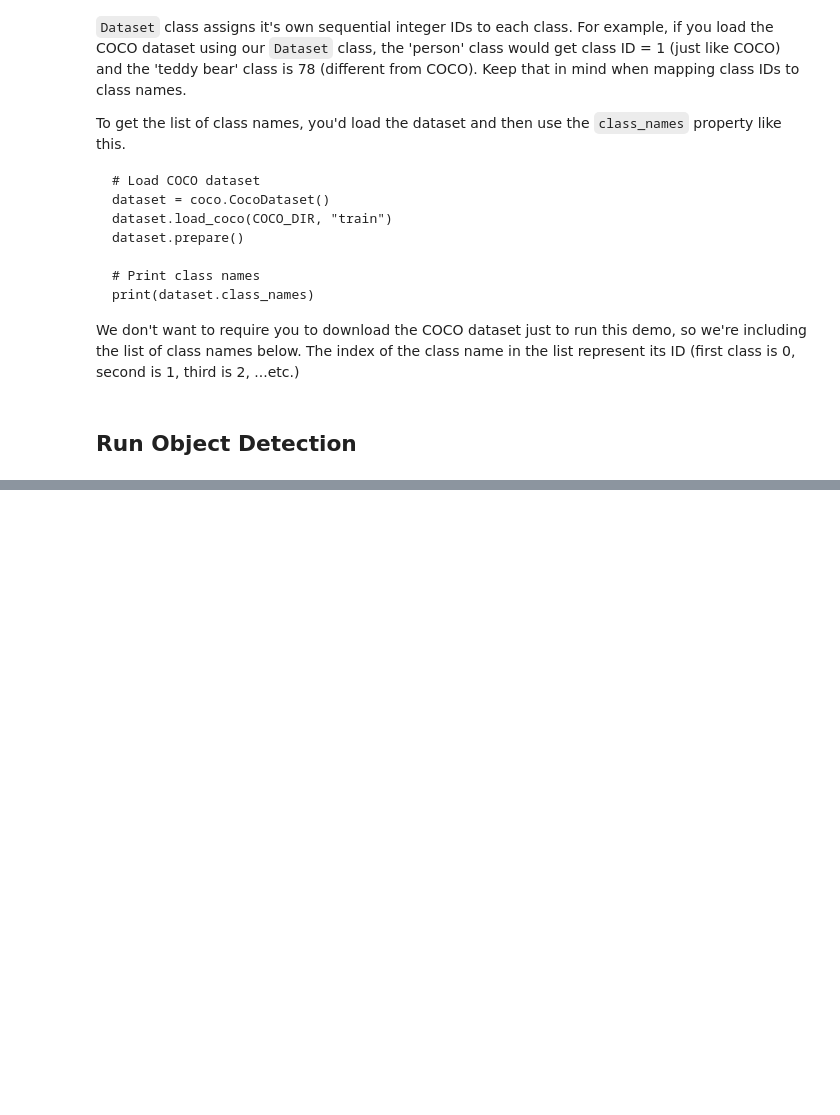
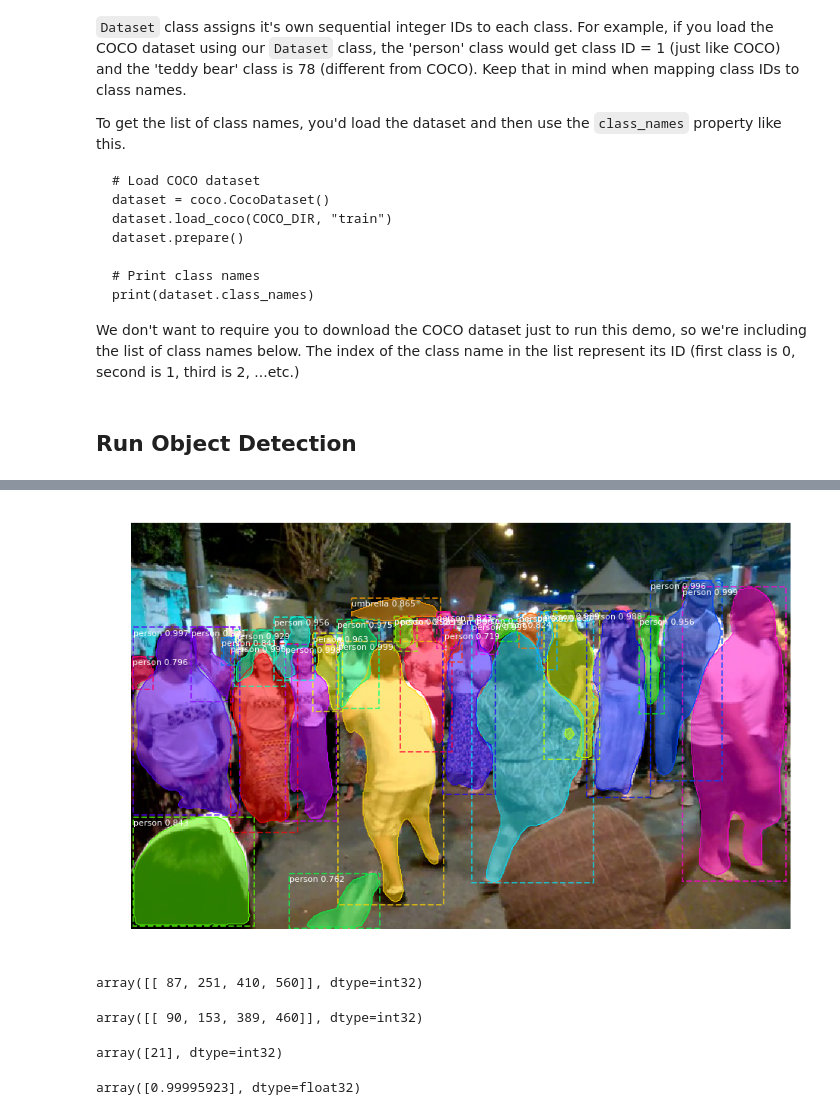
Before and after one commit to leavestar/video_segmentation, a Jupyter notebook: Mask_RCNN/samples/demo.ipynb, the cells around one changed output, grey strips where cells are left out. Cells and saved outputs as stored; diff of their text form; code cells hidden in the pictures; blank space fills up the shorter version.

```diff
--- a/Mask_RCNN/samples/demo.ipynb
+++ b/Mask_RCNN/samples/demo.ipynb
@@ -138,0 +159,23 @@ image_metas              shape: (1, 89)               min:    0.00000  max: 1024
+# %%
+# Visualize results
+r = results[1]
+visualize.display_instances(image1, r['rois'], r['masks'], r['class_ids'],
+                            class_names, r['scores'])
+# %% [output]
+[figure, added]
+# %%
+results[0]['rois']
+# %% [output]
+array([[ 87, 251, 410, 560]], dtype=int32)
+# %%
+results[1]['rois']
+# %% [output]
+array([[ 90, 153, 389, 460]], dtype=int32)
+# %%
+results[1]['class_ids']
+# %% [output]
+array([21], dtype=int32)
+# %%
+results[1]['scores']
+# %% [output]
+array([0.99995923], dtype=float32)
```
Also changed, not shown: parts of 7 cells of this notebook, 10 other files.
